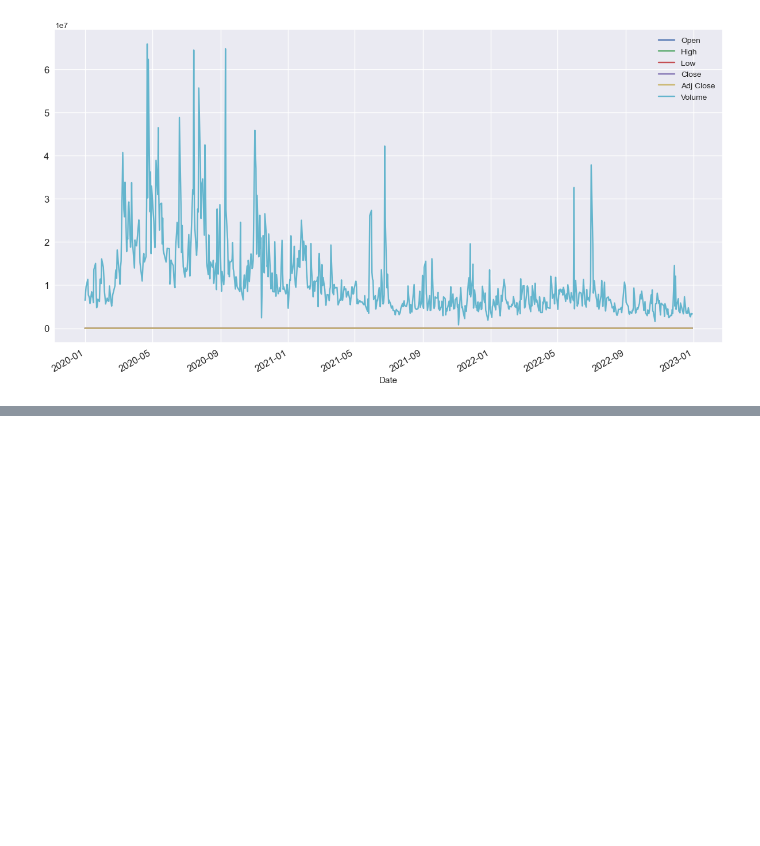
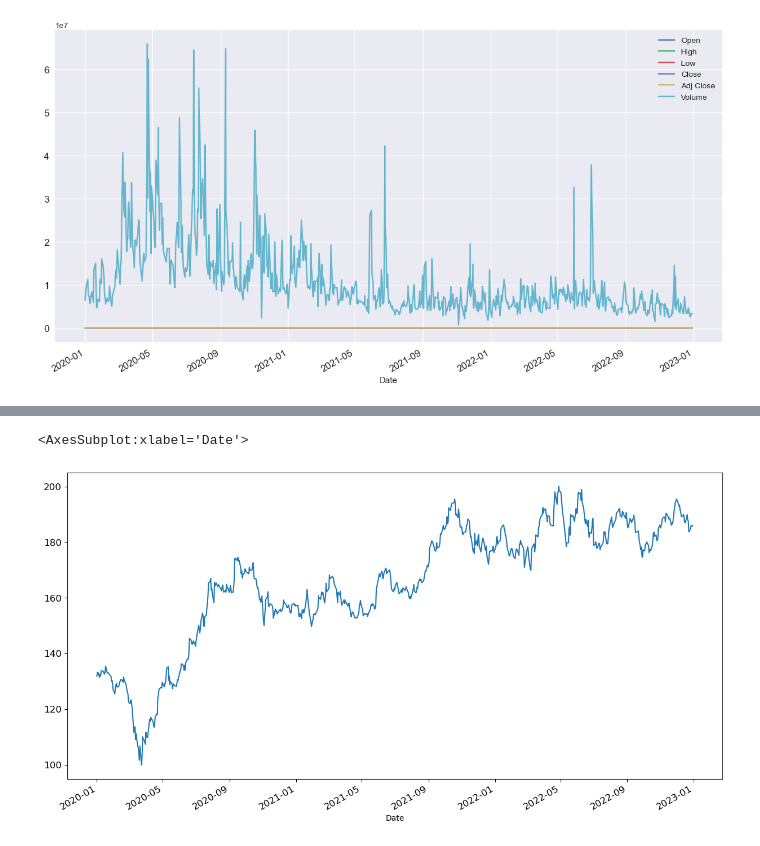
Before and after one commit to AkshayBade/algotrade, a Jupyter notebook: FinanceTradingDataNotebook.ipynb, the cells around one changed output, grey strips where cells are left out. Cells and saved outputs as stored; diff of their text form; code cells hidden in the pictures; blank space fills up the shorter version.

```diff
--- a/FinanceTradingDataNotebook.ipynb
+++ b/FinanceTradingDataNotebook.ipynb
@@ -62,0 +78,11 @@ Name: Open, Length: 747, dtype: float64
+# %%
+old_min = min(rel_close["Close"])
+old_max = max(rel_close["Close"])
+new_min = 100
+new_max = 200
+rel_close["Norm"] = new_min + (((rel_close["Close"] - old_min) / float(old_max - old_min)) * (new_max - new_min))
+# %%
+rel_close["Norm"].plot(figsize=(15,8), fontsize=12)
+# %% [output]
+<AxesSubplot:xlabel='Date'>
+[figure, added]
```
Also changed, not shown: parts of 7 cells of this notebook.
